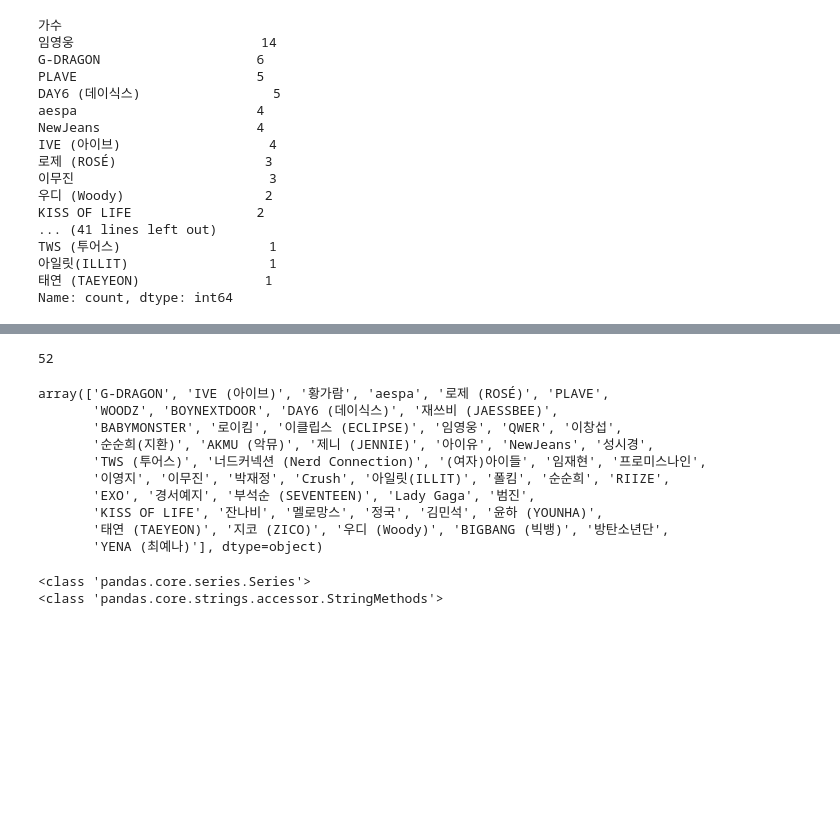
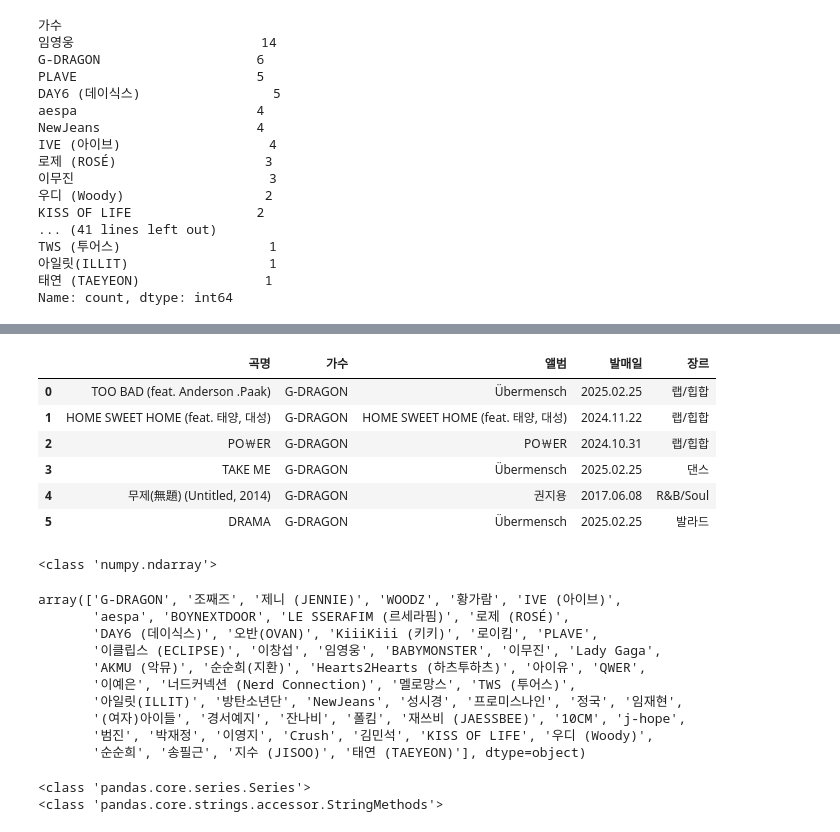
Before and after one commit to J-millar99/Python_Webscraping_Analysis, a Jupyter notebook: 04.Melon100차트_데이터파싱_DB저장.ipynb, the cells around one changed output, grey strips where cells are left out. Saved outputs shown, nothing was run; the diff lists cells and outputs as text; code cells hidden in the pictures; blank space fills up the shorter version.

```diff
--- a/04.Melon100차트_데이터파싱_DB저장.ipynb
+++ b/04.Melon100차트_데이터파싱_DB저장.ipynb
@@ -239,17 +265,30 @@ Name: count, dtype: int64
+# %%
+# 조건을 만족하는 특정 row와 Slicing으로 선택된 특정 구간의 칼럼이 출력된다.
+song_df.loc[song_df['가수'] == 'G-DRAGON', '곡명':'장르'].reset_index(drop=True) # 기존의 index를 제거거
+# %% [output]
+|  | 곡명 | 가수 | 앨범 | 발매일 | 장르 |
+| 0 | TOO BAD (feat. Anderson .Paak) | G-DRAGON | Übermensch | 2025.02.25 | 랩/힙합 |
+| 1 | HOME SWEET HOME (feat. 태양, 대성) | G-DRAGON | HOME SWEET HOME (feat. 태양, 대성) | 2024.11.22 | 랩/힙합 |
+| 2 | PO￦ER | G-DRAGON | PO￦ER | 2024.10.31 | 랩/힙합 |
+| 3 | TAKE ME | G-DRAGON | Übermensch | 2025.02.25 | 댄스 |
+| 4 | 무제(無題) (Untitled, 2014) | G-DRAGON | 권지용 | 2017.06.08 | R&B/Soul |
+| 5 | DRAMA | G-DRAGON | Übermensch | 2025.02.25 | 발라드 |
 # %%
 # unique 한 가수명을 리스트 형태로 출력하기
+print(type(song_df['가수'].unique()))
+song_df['가수'].unique()
 # %% [output]
-52
+<class 'numpy.ndarray'>
-array(['G-DRAGON', 'IVE (아이브)', '황가람', 'aespa', '로제 (ROSÉ)', 'PLAVE',
-       'WOODZ', 'BOYNEXTDOOR', 'DAY6 (데이식스)', '재쓰비 (JAESSBEE)',
-       'BABYMONSTER', '로이킴', '이클립스 (ECLIPSE)', '임영웅', 'QWER', '이창섭',
-       '순순희(지환)', 'AKMU (악뮤)', '제니 (JENNIE)', '아이유', 'NewJeans', '성시경',
-       'TWS (투어스)', '너드커넥션 (Nerd Connection)', '(여자)아이들', '임재현', '프로미스나인',
-       '이영지', '이무진', '박재정', 'Crush', '아일릿(ILLIT)', '폴킴', '순순희', 'RIIZE',
-       'EXO', '경서예지', '부석순 (SEVENTEEN)', 'Lady Gaga', '범진',
-       'KISS OF LIFE', '잔나비', '멜로망스', '정국', '김민석', '윤하 (YOUNHA)',
-       '태연 (TAEYEON)', '지코 (ZICO)', '우디 (Woody)', 'BIGBANG (빅뱅)', '방탄소년단',
-       'YENA (최예나)'], dtype=object)
+array(['G-DRAGON', '조째즈', '제니 (JENNIE)', 'WOODZ', '황가람', 'IVE (아이브)',
+       'aespa', 'BOYNEXTDOOR', 'LE SSERAFIM (르세라핌)', '로제 (ROSÉ)',
+       'DAY6 (데이식스)', '오반(OVAN)', 'KiiiKiii (키키)', '로이킴', 'PLAVE',
+       '이클립스 (ECLIPSE)', '이창섭', '임영웅', 'BABYMONSTER', '이무진', 'Lady Gaga',
+       'AKMU (악뮤)', '순순희(지환)', 'Hearts2Hearts (하츠투하츠)', '아이유', 'QWER',
+       '이예은', '너드커넥션 (Nerd Connection)', '멜로망스', 'TWS (투어스)',
+       '아일릿(ILLIT)', '방탄소년단', 'NewJeans', '성시경', '프로미스나인', '정국', '임재현',
+       '(여자)아이들', '경서예지', '잔나비', '폴킴', '재쓰비 (JAESSBEE)', '10CM', 'j-hope',
+       '범진', '박재정', '이영지', 'Crush', '김민석', 'KISS OF LIFE', '우디 (Woody)',
+       '순순희', '송필근', '지수 (JISOO)', '태연 (TAEYEON)'], dtype=object)
 # %%
 #앨범이 OST 인 노래는?
 # %% [output]
```
Also changed, not shown: parts of 4 cells of this notebook.
